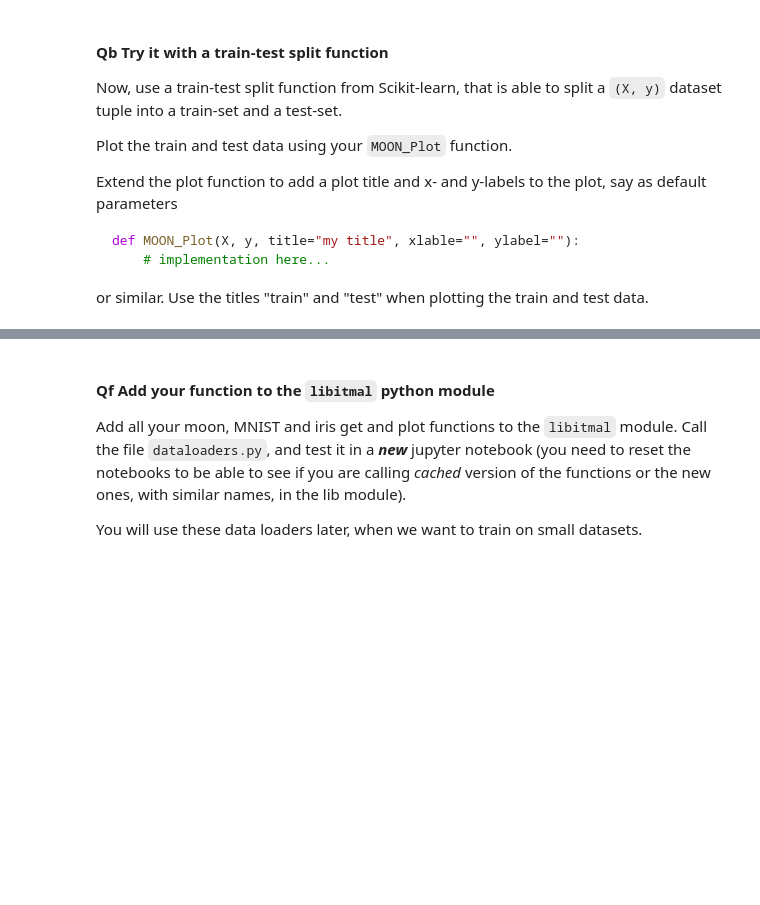
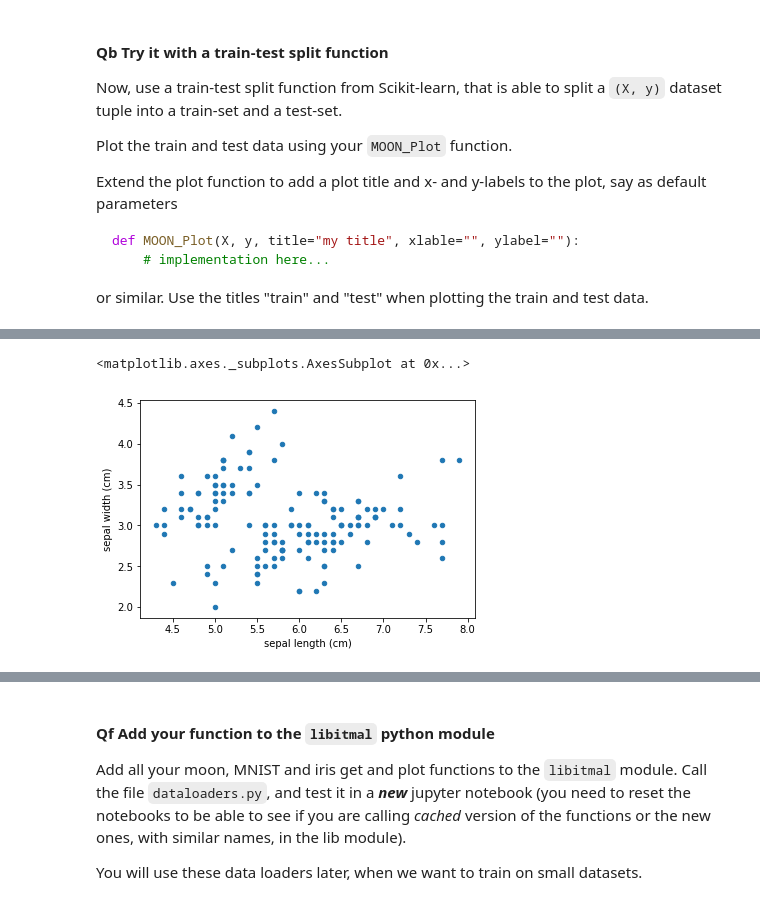
Before and after one commit to Fudgel69/MAL, a Jupyter notebook: L03/dataset.ipynb, the cells around one changed output, grey strips where cells are left out. Drawn from its saved outputs; the diff is of its cells as text; code cells hidden in the pictures; blank space fills up the shorter version.

```diff
--- a/L03/dataset.ipynb
+++ b/L03/dataset.ipynb
@@ -134,0 +133,8 @@ Creating the iris data loader, `IRIS_GetDataSet()`, this time we use the iris lo
+# %%
+from sklearn import datasets
+
+def IRIS_GetDataSet():
+    return datasets.load_iris()
+
+iris = IRIS_GetDataSet()
+print (iris)
@@ -146,0 +169,14 @@ Create a plot function that takes just two feature dimensions and plots them in
+# %%
+#Qe part 1
+import numpy as np
+import pandas as pd
+
+iris_panda = pd.DataFrame(data= np.c_[iris['data'], iris['target']],
+                     columns= iris['feature_names'] + ['target'])
+
+#iris_panda.head() #Se Kolonne navne
+
+data.plot(kind="scatter", x="sepal length (cm)", y="sepal width (cm)")
+# %% [output]
+<matplotlib.axes._subplots.AxesSubplot at 0x...>
+[figure, added]
```
Also changed, not shown: parts of 4 cells of this notebook.
